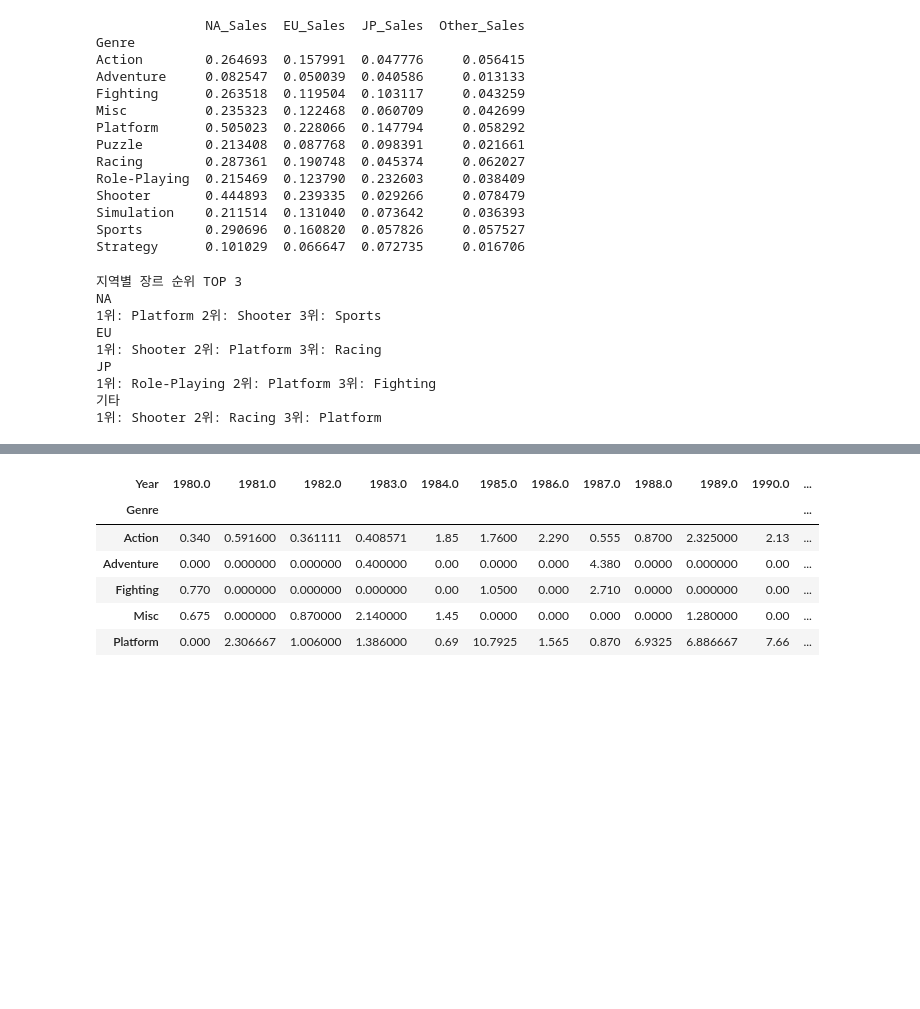
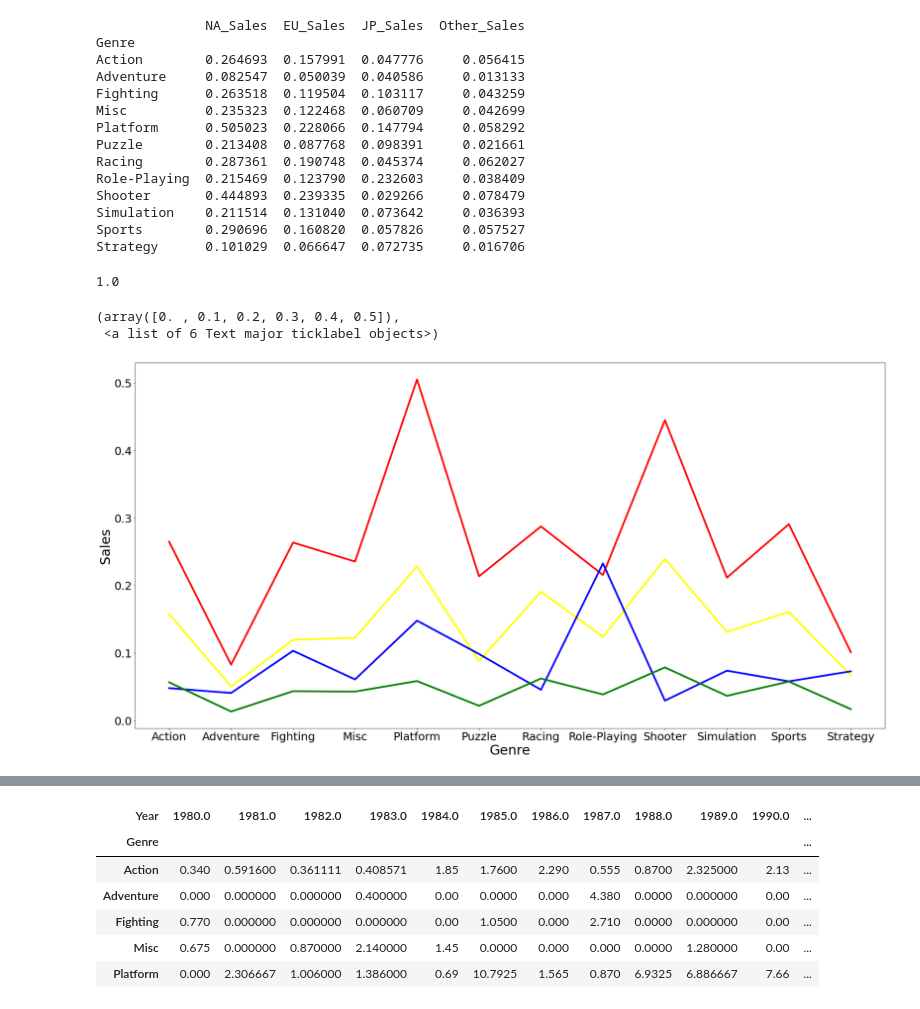
Before and after one commit to bon-u/S1Project, a Jupyter notebook: AI07_S1P_구본우.ipynb, the cells around one changed output, grey strips where cells are left out. Cells and saved outputs as stored; diff of their text form; code cells hidden in the pictures; blank space fills up the shorter version.

```diff
--- a/AI07_S1P_구본우.ipynb
+++ b/AI07_S1P_구본우.ipynb
@@ -47,28 +47,26 @@ Shooter       0.444893  0.239335  0.029266     0.078479
 Simulation    0.211514  0.131040  0.073642     0.036393
 Sports        0.290696  0.160820  0.057826     0.057527
 Strategy      0.101029  0.066647  0.072735     0.016706
-# %%
-nan=gen.sort_values(by='NA_Sales', ascending=False)
-nae=gen.sort_values(by='EU_Sales', ascending=False)
-naj=gen.sort_values(by='JP_Sales', ascending=False)
-nao=gen.sort_values(by='Other_Sales', ascending=False)
-#장르를 각 지역별 출고량 순위로 배열
-print('지역별 장르 순위 TOP 3')
-print('NA')
-print('1위:',nan.index[0],'2위:',nan.index[1],'3위:',nan.index[2])
-print('EU')
-print('1위:',nae.index[0],'2위:',nae.index[1],'3위:',nae.index[2])
-print('JP')
-print('1위:',naj.index[0],'2위:',naj.index[1],'3위:',naj.index[2])
-print('기타')
-print('1위:',nao.index[0],'2위:',nao.index[1],'3위:',nao.index[2])
-# %% [output]
-지역별 장르 순위 TOP 3
-NA
-1위: Platform 2위: Shooter 3위: Sports
-EU
-1위: Shooter 2위: Platform 3위: Racing
-JP
-1위: Role-Playing 2위: Platform 3위: Fighting
-기타
-1위: Shooter 2위: Racing 3위: Platform
+# %%
+from scipy.stats import chi2_contingency
+chi2_contingency(gen,correction=False)[1]
+# %% [output]
+1.0
+# %%
+import matplotlib.pyplot as plt
+plt.figure(figsize=(30,15))
+plt.plot(gen.index,gen.NA_Sales,color='red',linewidth=4,label='NA')
+plt.plot(gen.index,gen.EU_Sales,color='yellow',linewidth=4,label='EU')
+plt.plot(gen.index,gen.JP_Sales,color='blue',linewidth=4,label='JP')
+plt.plot(gen.index,gen.Other_Sales,color='green',linewidth=4,label='Other')
+
+plt.xlabel('Genre',fontsize=30)
+plt.ylabel('Sales',fontsize=30)
+plt.xticks(gen.index)
+plt.yticks([0,0.1,0.2,0.3,0.4,0.5])
+plt.xticks(fontsize =25)
+plt.yticks(fontsize =25)
+# %% [output]
+(array([0. , 0.1, 0.2, 0.3, 0.4, 0.5]),
+ <a list of 6 Text major ticklabel objects>)
+[figure, added]
```
Also changed, not shown: parts of 15 cells of this notebook.
